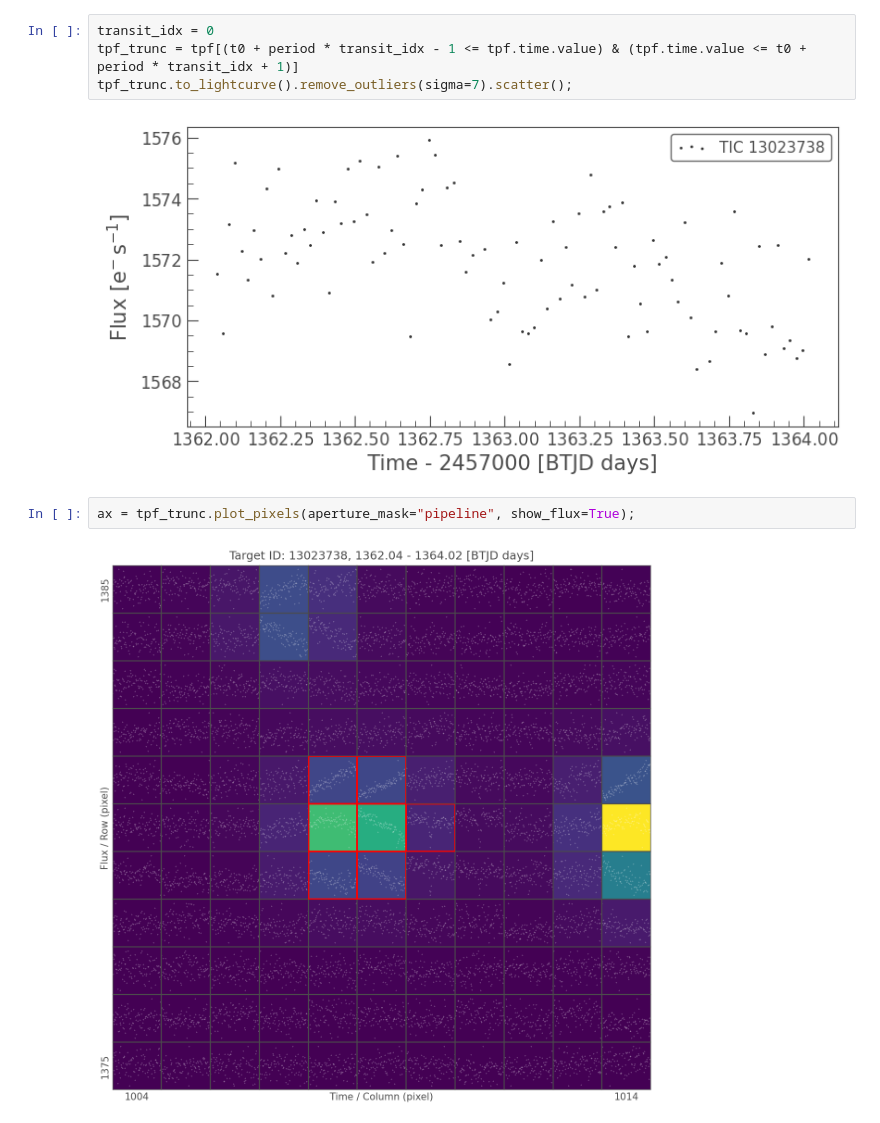
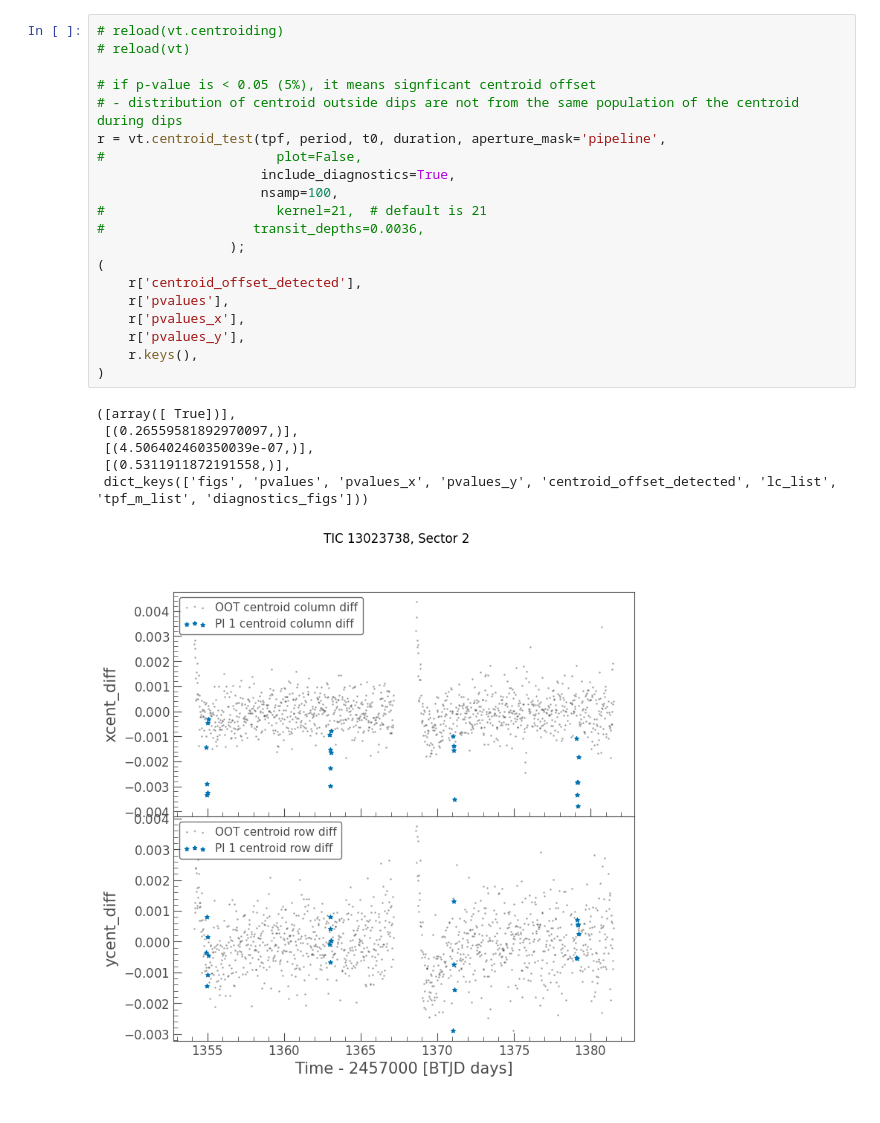
Before and after one commit to orionlee/PH_TESS_I_LightCurveViewer, a Jupyter notebook: targets/13023738_neb/TIC_vetting_centroid-13023738_neb.ipynb, the cells around one changed output. Cells and saved outputs as stored; diff of their text form.

Commit message:
better centroid shift getting (NEB cases)

```diff
--- a/targets/13023738_neb/TIC_vetting_centroid-13023738_neb.ipynb
+++ b/targets/13023738_neb/TIC_vetting_centroid-13023738_neb.ipynb
@@ -40,10 +29,27 @@ r
-# %%
-transit_idx = 0
-tpf_trunc = tpf[(t0 + period * transit_idx - 1 <= tpf.time.value) & (tpf.time.value <= t0 + period * transit_idx + 1)]
-tpf_trunc.to_lightcurve().remove_outliers(sigma=7).scatter();
-# %% [output]
-[figure, removed]
-# %%
-ax = tpf_trunc.plot_pixels(aperture_mask="pipeline", show_flux=True);
-# %% [output]
-[figure, removed]
+# %%
+# reload(vt.centroiding)
+# reload(vt)
+
+# if p-value is < 0.05 (5%), it means signficant centroid offset
+# - distribution of centroid outside dips are not from the same population of the centroid during dips
+r = vt.centroid_test(tpf, period, t0, duration, aperture_mask='pipeline',
+#                      plot=False,
+                     include_diagnostics=True,
+                     nsamp=100,
+#                      kernel=21,  # default is 21
+#                   transit_depths=0.0036,
+                 );
+(
+    r['centroid_offset_detected'],
+    r['pvalues'],
+    r['pvalues_x'],
+    r['pvalues_y'],
+    r.keys(),
+)
+# %% [output]
+([array([ True])],
+ [(0.26559581892970097,)],
+ [(4.506402460350039e-07,)],
+ [(0.5311911872191558,)],
+ dict_keys(['figs', 'pvalues', 'pvalues_x', 'pvalues_y', 'centroid_offset_detected', 'lc_list', 'tpf_m_list', 'diagnostics_figs']))
+[figure, added]
```
Also changed, not shown: parts of 16 cells of this notebook.
